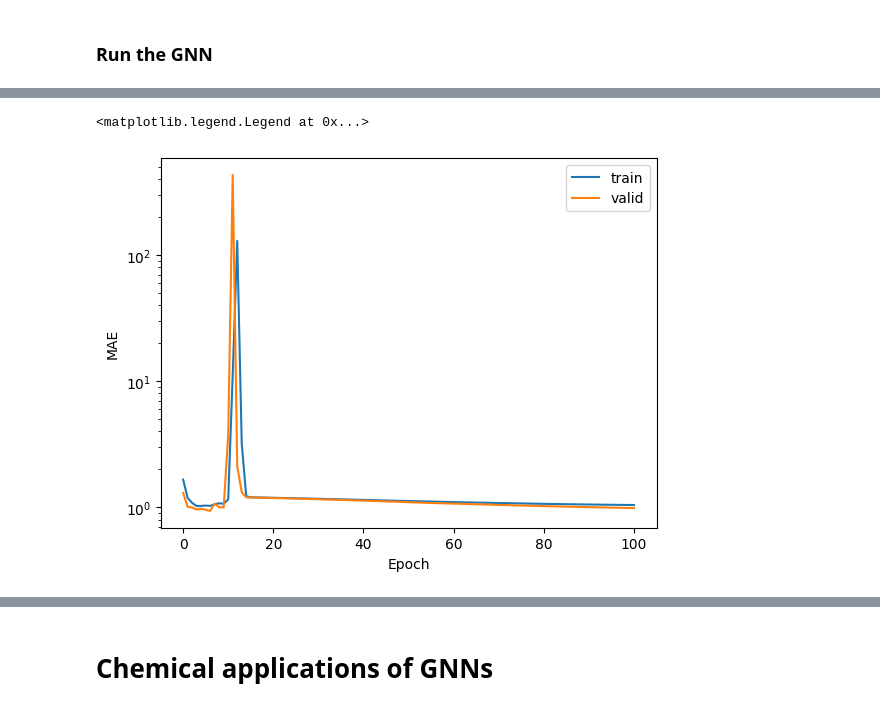
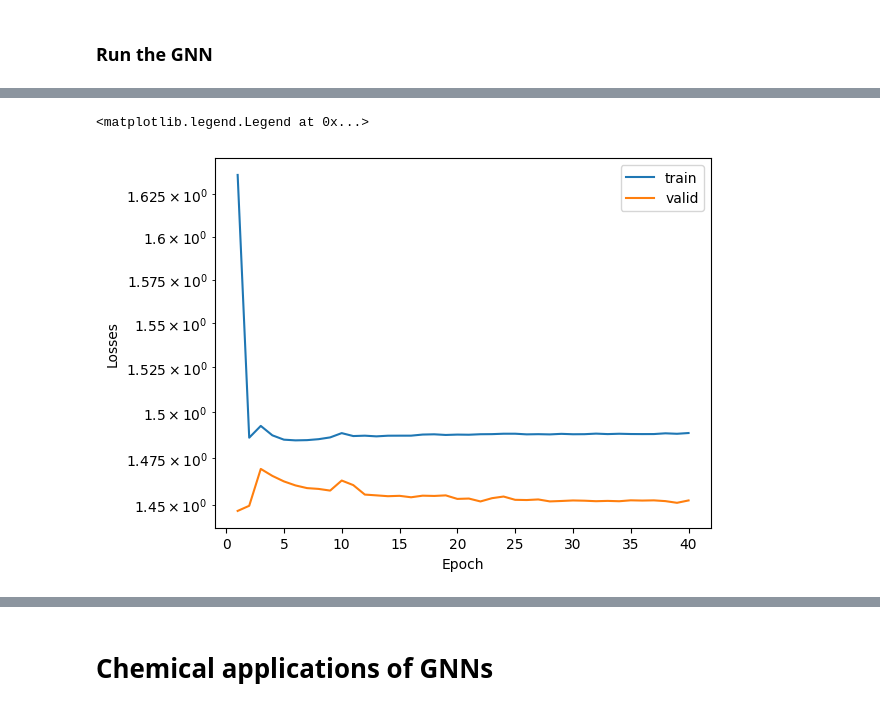
Before and after one commit to Lorentyfle/GNN-CaMML-course-blog, a Jupyter notebook: Graph_CaMML.ipynb, the cells around one changed output, grey strips where cells are left out. Cells and saved outputs as stored; diff of their text form; code cells hidden in the pictures.

```diff
--- a/Graph_CaMML.ipynb
+++ b/Graph_CaMML.ipynb
@@ -314,9 +314,9 @@ def flattening_data(to_cat:list):
     flatten = Data(
             x=torch.cat([_data.x for _data in to_cat],dim=0),
             edge_index=torch.cat([_data.edge_index + sum(_data.x.size(0) for _data in to_cat[:i]) for i, _data in enumerate(to_cat)], dim=1),
+            edge_len=torch.cat([_data.edge_len for _data in to_cat],dim=0),
             edge_feat=torch.cat([_data.edge_feat for _data in to_cat],dim=0),
-            edge_len=torch.cat([_data.edge_len for _data in to_cat],dim=0),
-            batch=torch.cat([_data.batch_indices for _data in to_cat],dim=0),
+            batch=torch.cat([_data.batch for _data in to_cat],dim=0),
             y=torch.tensor([_data.y for _data in to_cat])
         )
     return flatten
@@ -337,5 +341,5 @@ Number of testing examples: 100
 # %%
 # Create a DataLoader for batching the graphs
-train_loader = DataLoader(train_data, batch_size=batch_size, shuffle=True,collate_fn=flattening_data) # We do not want correlation of the input order for the training data
+train_loader = DataLoader(train_data, batch_size=batch_size, shuffle=False,collate_fn=flattening_data) # We do not want correlation of the input order for the training data
 val_loader = DataLoader(val_data, batch_size=batch_size, shuffle=False,collate_fn=flattening_data)
 test_loader = DataLoader(test_data, batch_size=batch_size, shuffle=False,collate_fn=flattening_data)
@@ -428,7 +408,6 @@ from utils import scatter_mean #
 class GNN(torch.nn.Module):
     def __init__(self,
         node_feat_dim,
-        edge_feat_dim,
         node_hidden_dim=64,
         num_graph_conv_layers:int=3,
         fc_feat_dim:int=128,
@@ -442,7 +421,7 @@ class GNN(torch.nn.Module):
         # set up the convolutions of GraphConv
         convs = []
         for _ in range(num_graph_conv_layers):
-            convs.append(GraphConv(node_hidden_dim, node_hidden_dim))
+            convs.append(GraphConv(node_hidden_dim, node_hidden_dim,aggr="mean"))
         self.convs = nn.ModuleList(convs)
 
         # dense layer to turn final node embeddings to the crystal features
@@ -467,13 +446,11 @@ class GNN(torch.nn.Module):
 
         # apply convolutions
         for conv_func in self.convs:
-                    # forward( x = node_features, edge_index, edge_weight:Optional) -> Tensor
-            node_feat = conv_func(node_feat, batch.edge_index,  batch.edge_len)
+        #            # forward( x = node_features, edge_index, edge_weight:Optional) -> Tensor
+            node_feat = conv_func(node_feat, batch.edge_index, batch.edge_len )
 
         # pool node vectors
         crys_feat = scatter_mean(node_feat, batch.batch, dim=0, dim_size=batch.batch.max() + 1)
-
-        #print(crys_feat.size(), batch.batch.max() + 1,torch.unique(batch.batch).numel())
 
         # pass pooled vector through Fully Connected layer with activation
         crys_feat = self.conv_to_fc(crys_feat)
@@ -540,29 +519,34 @@ def evaluate(dataloader, model, criterion):
 # %%
 # Instantiate the model
 hidden_channels = 64
-max_epoch       = 100
+max_epoch       = 40
 
-in_node_features = node_features.shape[1]
-in_edge_features = edge_feat.shape[1]
-model = GNN(in_node_features,in_edge_features, hidden_channels)
+in_node_features = node_features.shape[1]##Because the one-hot encoding is the same for all the nodes, we can take this value.
+model = GNN(in_node_features, hidden_channels,num_graph_conv_layers=3,fc_feat_dim=32)
 
 # Optimizer and loss
-optimizer = torch.optim.Adam(model.parameters(), lr=0.01) # We use a basic Adam optimizer.
+optimizer = torch.optim.Adam(model.parameters(), lr=0.001) # We use a basic Adam optimizer.
 criterion = torch.nn.MSELoss()  # Use CrossEntropyLoss for classification tasks
 
 start_time = time.time()
 save_losses_train = []
 save_losses_valid = []
+save_mae_train = []
+save_mae_valid = []
 # Using the DataLoaders for training and validation
-for epoch in range(0,max_epoch+1):
+for epoch in range(0,max_epoch):
     train_loss,train_mae = train(train_loader,model,optimizer,criterion)
     val_loss,valid_mae = evaluate(val_loader,model,criterion)
-    save_losses_train.append(train_mae)
-    save_losses_valid.append(valid_mae)
+    # Save validation and losses.
+    save_losses_train.append(train_loss)
+    save_losses_valid.append(val_loss)
+    save_mae_train.append(train_mae)
+    save_mae_valid.append(valid_mae)
+    #
     epoch_time = time.time() - start_time
     print(f'Epoch: {epoch+1:02} | Train MAE: {train_mae:8.4f} | Valid MAE: {valid_mae:8.4f}'
          f' |   Elapsed time: {time.strftime("%M min %S s", time.gmtime(epoch_time))}')
 # Test the model
 test_loss,test_mae = evaluate(test_loader,model,criterion)
-print(f'Test Loss: {test_loss:.4f}')
+print(f'Test Loss: {test_loss:.4f} | Test MAE: {test_mae:.4f}')
 # %% [output]
@@ -586,10 +570,10 @@ Test Loss: 2.2218
 # %%
 fig, ax = plt.subplots()
-ax.plot(range(0,max_epoch+1), save_losses_train, label="train")
-ax.plot(range(0,max_epoch+1), save_losses_valid, label="valid")
-ax.set(xlabel="Epoch", ylabel="MAE")
+ax.plot(range(1,max_epoch+1), save_losses_train, label="train")
+ax.plot(range(1,max_epoch+1), save_losses_valid, label="valid")
+ax.set(xlabel="Epoch", ylabel="Losses")
 ax.set_yscale("log")
 plt.legend()
 # %% [output]
 <matplotlib.legend.Legend at 0x...>
-[figure, old version]
+[figure, new version]
```
Also changed, not shown: parts of 22 cells of this notebook, 6 other files.
